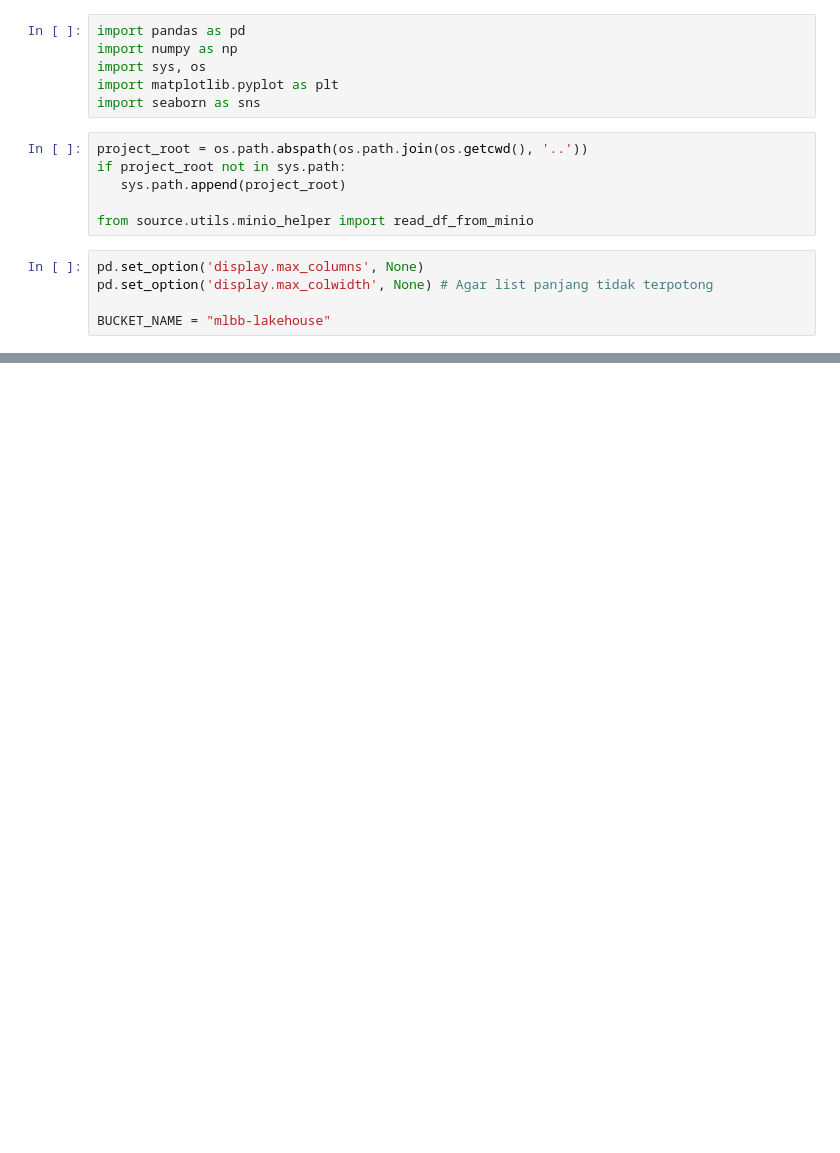
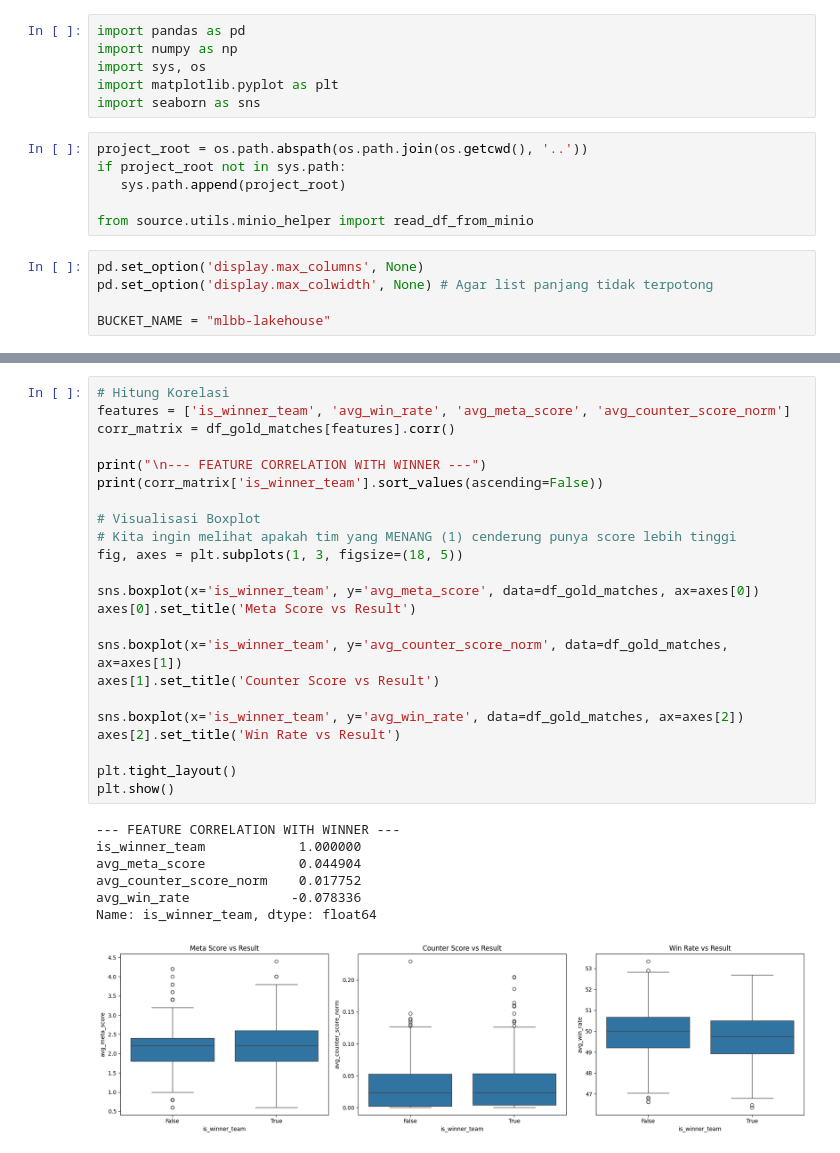
Before and after one commit to akhmadCh/mobile-legends-draft-assistant, a Jupyter notebook: notebooks/5_gold_validation.ipynb, the cells around one changed output, grey strips where cells are left out. Cells and saved outputs as stored; diff of their text form; blank space fills up the shorter version.

```diff
--- a/notebooks/5_gold_validation.ipynb
+++ b/notebooks/5_gold_validation.ipynb
@@ -48,0 +154,31 @@ display(df_hero_leaderboard)
+# %%
+# Hitung Korelasi
+features = ['is_winner_team', 'avg_win_rate', 'avg_meta_score', 'avg_counter_score_norm']
+corr_matrix = df_gold_matches[features].corr()
+
+print("\n--- FEATURE CORRELATION WITH WINNER ---")
+print(corr_matrix['is_winner_team'].sort_values(ascending=False))
+
+# Visualisasi Boxplot
+# Kita ingin melihat apakah tim yang MENANG (1) cenderung punya score lebih tinggi
+fig, axes = plt.subplots(1, 3, figsize=(18, 5))
+
+sns.boxplot(x='is_winner_team', y='avg_meta_score', data=df_gold_matches, ax=axes[0])
+axes[0].set_title('Meta Score vs Result')
+
+sns.boxplot(x='is_winner_team', y='avg_counter_score_norm', data=df_gold_matches, ax=axes[1])
+axes[1].set_title('Counter Score vs Result')
+
+sns.boxplot(x='is_winner_team', y='avg_win_rate', data=df_gold_matches, ax=axes[2])
+axes[2].set_title('Win Rate vs Result')
+
+plt.tight_layout()
+plt.show()
+# %% [output]
+--- FEATURE CORRELATION WITH WINNER ---
+is_winner_team            1.000000
+avg_meta_score            0.044904
+avg_counter_score_norm    0.017752
+avg_win_rate             -0.078336
+Name: is_winner_team, dtype: float64
+[figure, added]
```
Also changed, not shown: parts of 6 cells of this notebook, 2 other files.
